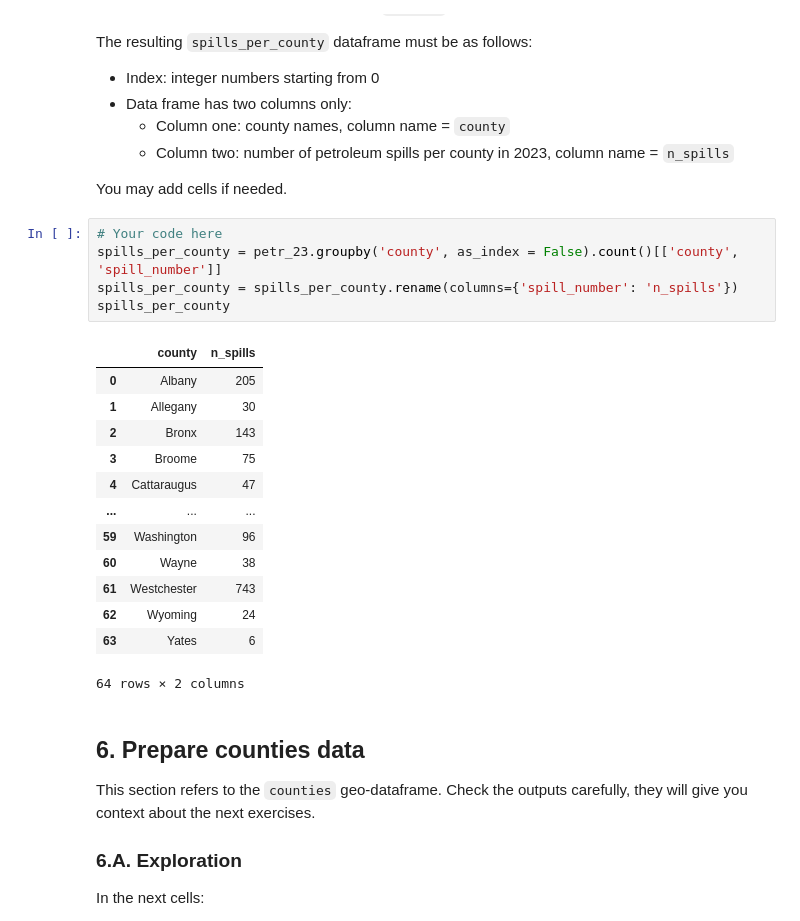
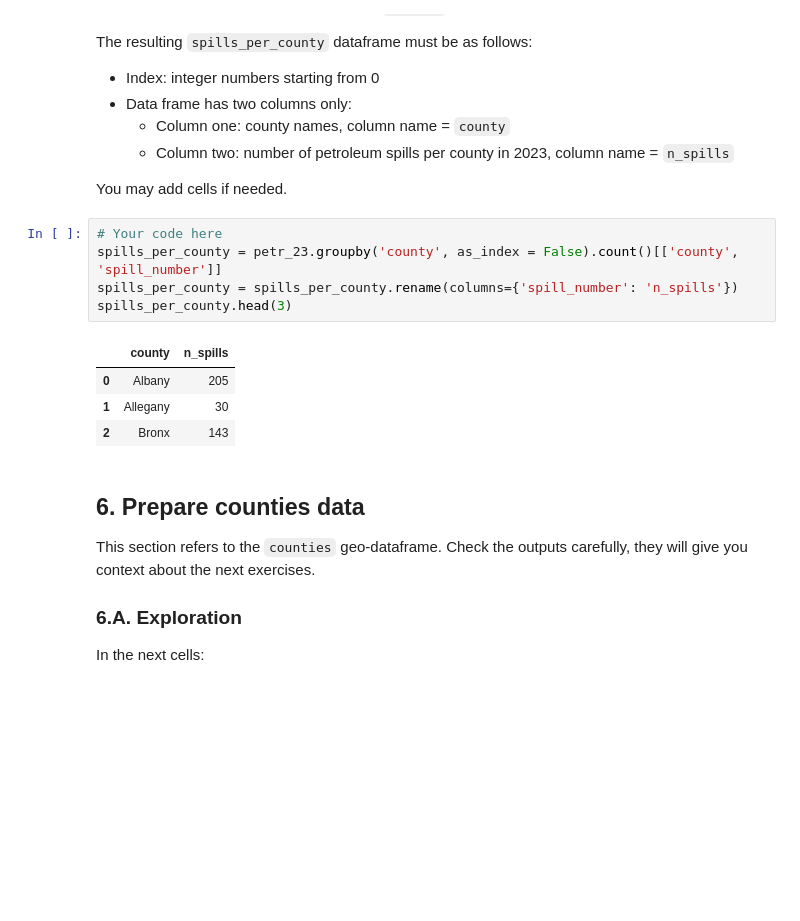
Before and after one commit to ceh58/eds220-hwk3, a Jupyter notebook: hwk3-task2-oil-spills.ipynb, the cells around one changed output. Drawn from its saved outputs; the diff is of its cells as text; blank space fills up the shorter version.

```diff
--- a/hwk3-task2-oil-spills.ipynb
+++ b/hwk3-task2-oil-spills.ipynb
@@ -236,22 +236,13 @@ You may add cells if needed.
 # %%
 # Your code here
 spills_per_county = petr_23.groupby('county', as_index = False).count()[['county', 'spill_number']]
 spills_per_county = spills_per_county.rename(columns={'spill_number': 'n_spills'})
-spills_per_county
+spills_per_county.head(3)
 # %% [output]
 |  | county | n_spills |
 | 0 | Albany | 205 |
 | 1 | Allegany | 30 |
 | 2 | Bronx | 143 |
-| 3 | Broome | 75 |
-| 4 | Cattaraugus | 47 |
-| ... | ... | ... |
-| 59 | Washington | 96 |
-| 60 | Wayne | 38 |
-| 61 | Westchester | 743 |
-| 62 | Wyoming | 24 |
-| 63 | Yates | 6 |
-64 rows × 2 columns
 # %% [markdown]
 ## 6. Prepare counties data
 
```
Also changed, not shown: parts of 5 cells of this notebook.
